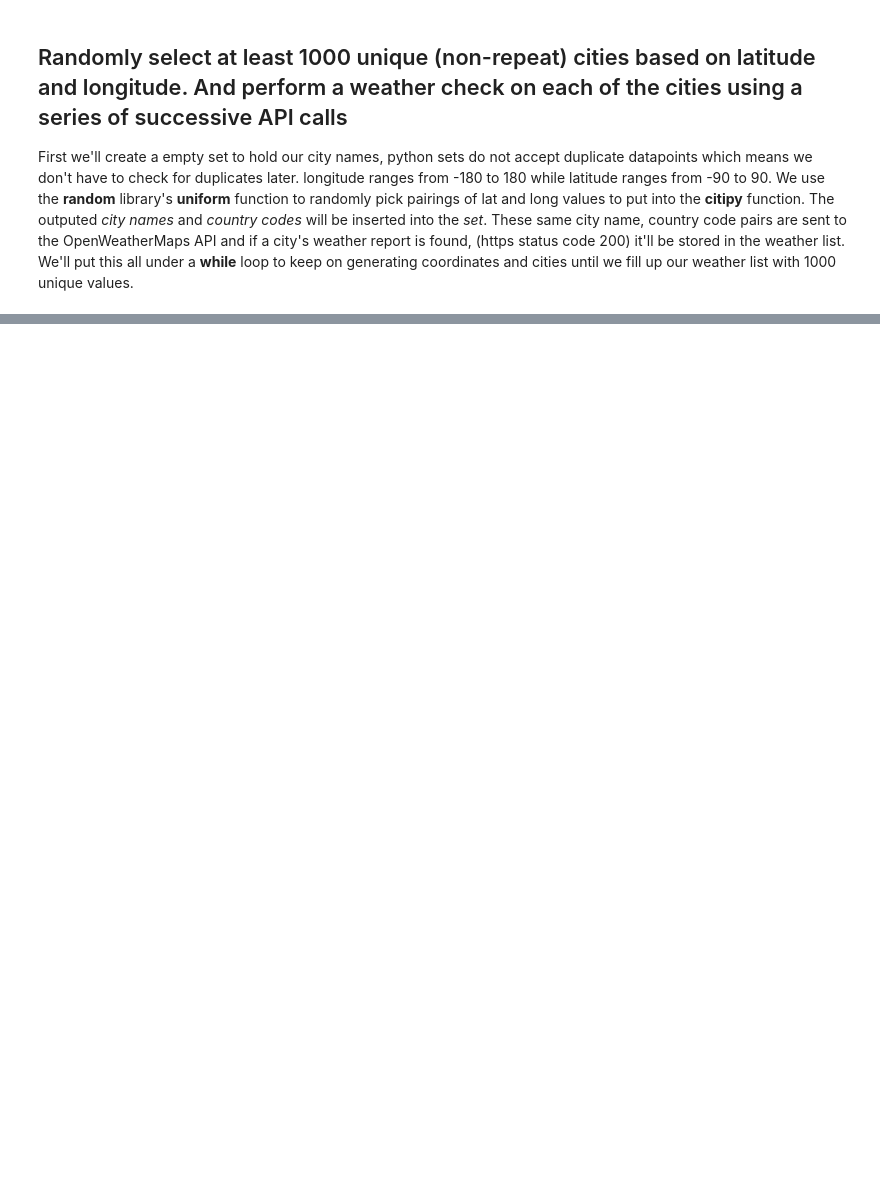
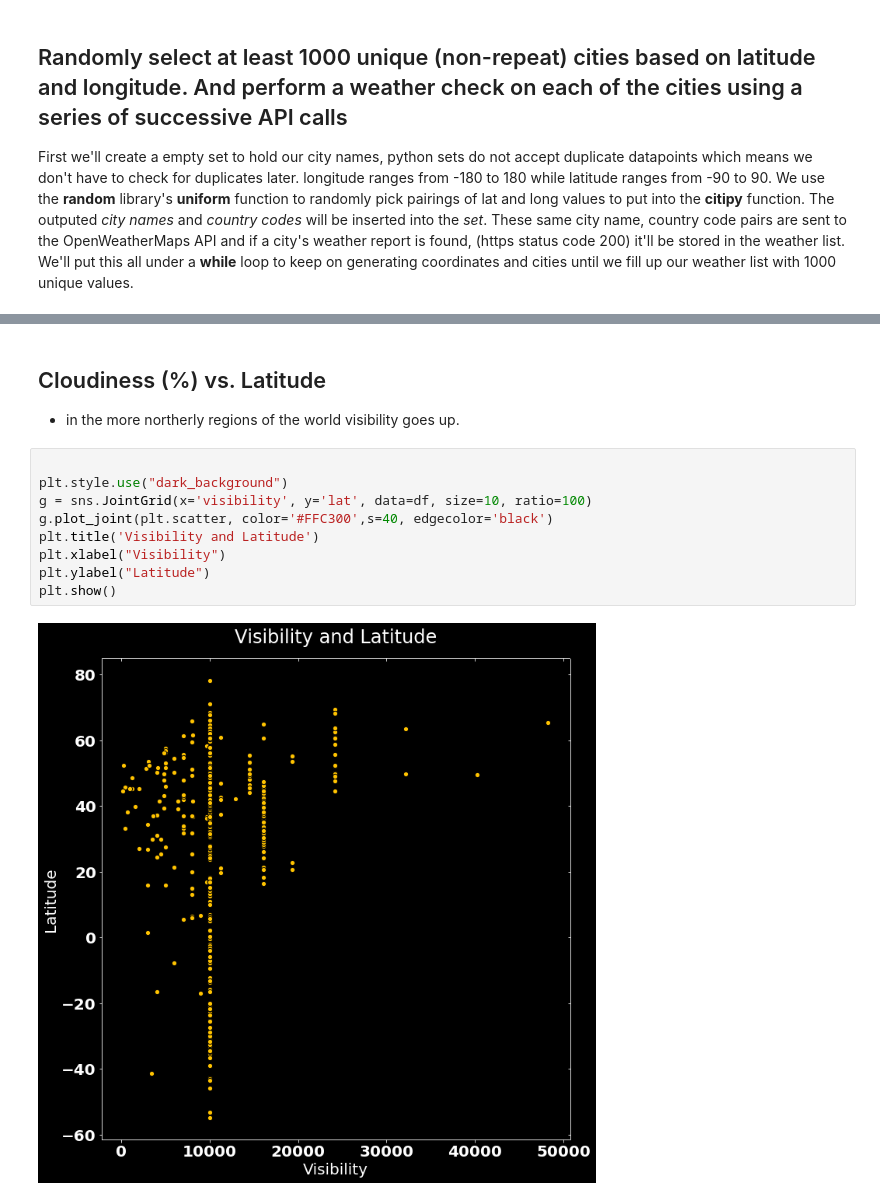
Before and after one commit to coreyclip/WeatherPy, a Jupyter notebook: WeatherPy.ipynb, the cells around one changed output, grey strips where cells are left out. Saved outputs shown, nothing was run; the diff lists cells and outputs as text; blank space fills up the shorter version.

```diff
--- a/WeatherPy.ipynb
+++ b/WeatherPy.ipynb
@@ -184,0 +184,15 @@ df.describe()
+# %% [markdown]
+## Cloudiness (%) vs. Latitude
+
+* in the more northerly regions of the world visibility goes up.
+# %%
+
+plt.style.use("dark_background")
+g = sns.JointGrid(x='visibility', y='lat', data=df, size=10, ratio=100)
+g.plot_joint(plt.scatter, color='#FFC300',s=40, edgecolor='black')
+plt.title('Visibility and Latitude')
+plt.xlabel("Visibility")
+plt.ylabel("Latitude")
+plt.show()
+# %% [output]
+[figure, added]
```
Also changed, not shown: parts of 14 cells of this notebook, 7 other files.
